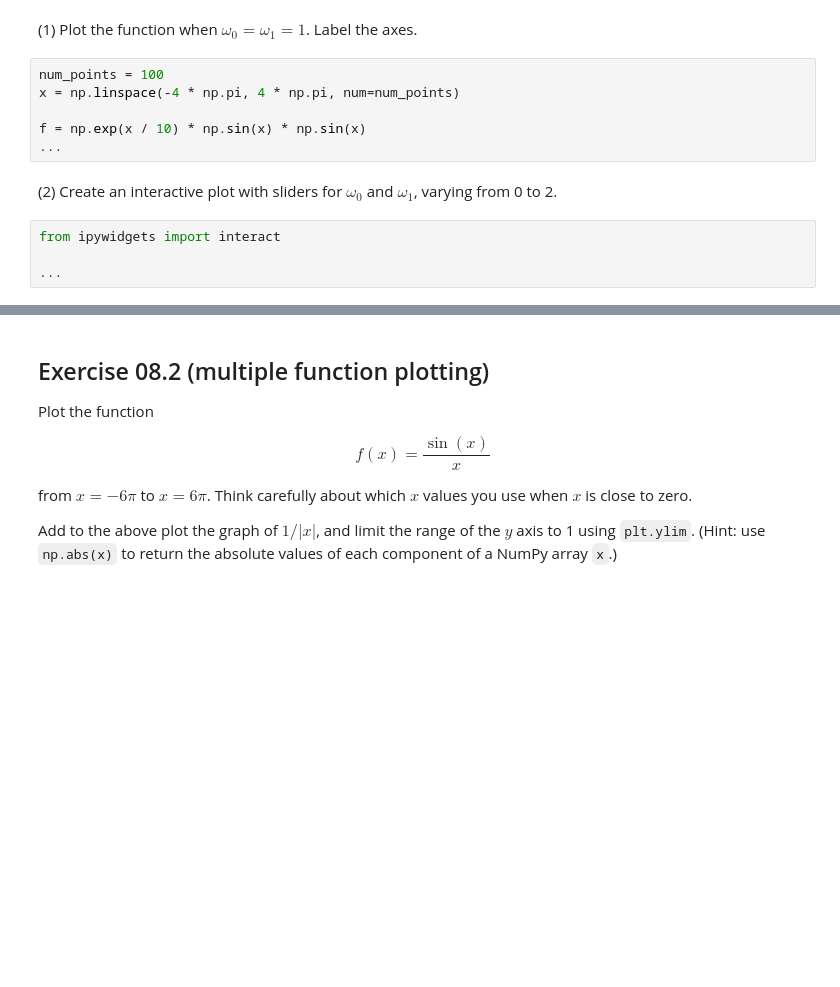
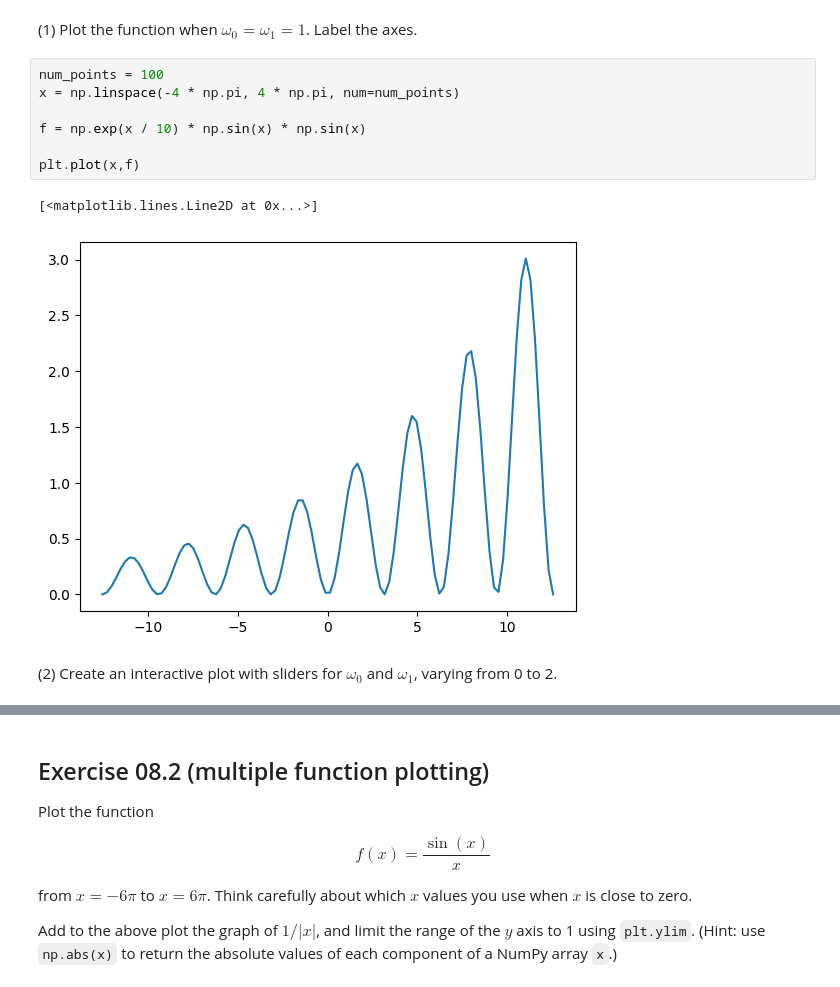
Before and after one commit to zzzarsa/PartIA-Computing-Michaelmas, a Jupyter notebook: Exercises/08 Exercises.ipynb, the cells around one changed output, grey strips where cells are left out. Drawn from its saved outputs; the diff is of its cells as text; blank space fills up the shorter version.

```diff
--- a/Exercises/08 Exercises.ipynb
+++ b/Exercises/08 Exercises.ipynb
@@ -17,12 +17,12 @@ from $x = -4\pi$ to $x = 4\pi$.
 # %%
 num_points = 100
 x = np.linspace(-4 * np.pi, 4 * np.pi, num=num_points)
 
 f = np.exp(x / 10) * np.sin(x) * np.sin(x)
-...
+
+plt.plot(x,f)
+# %% [output]
+[<matplotlib.lines.Line2D at 0x...>]
+[figure, added]
 # %% [markdown]
 (2) Create an interactive plot with sliders for $\omega_{0}$ and $\omega_{1}$, varying from 0 to 2.
-# %%
-from ipywidgets import interact
-
-...
```
Also changed, not shown: parts of 1 cell of this notebook, 8 other files.
